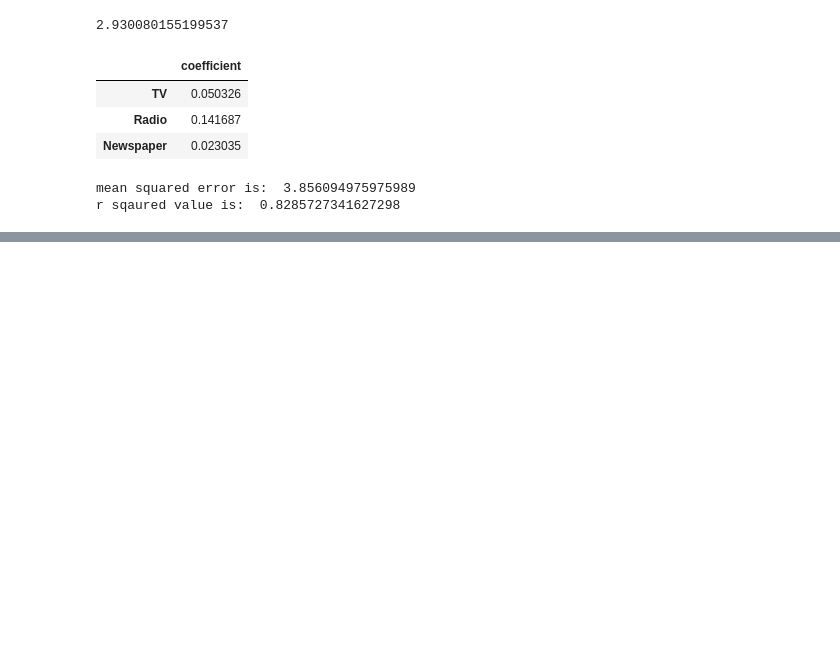
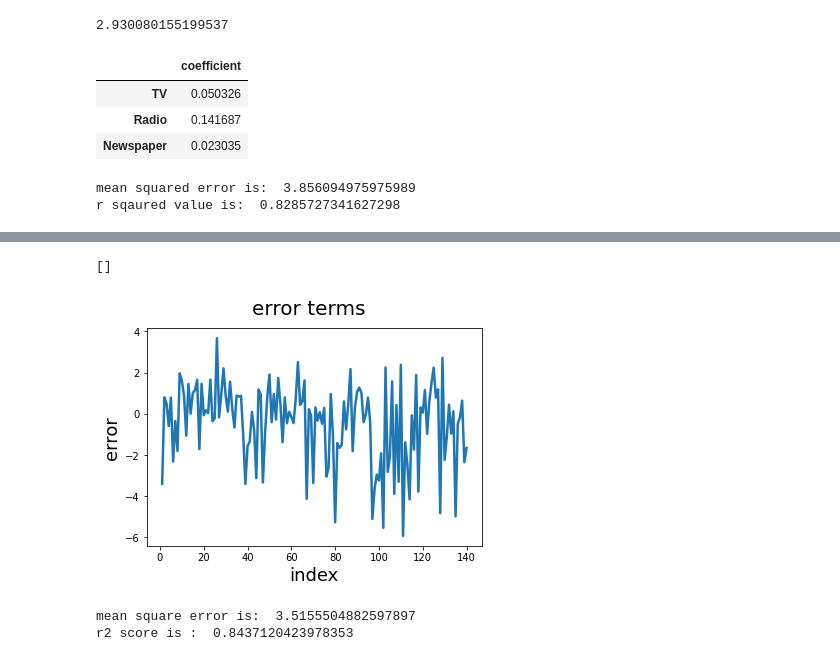
Before and after one commit to sahilb8/ML_Practice, a Jupyter notebook: LinearRegression/MultipleLR.ipynb, the cells around one changed output, grey strips where cells are left out. Cells and saved outputs as stored; diff of their text form; code cells hidden in the pictures; blank space fills up the shorter version.

```diff
--- a/LinearRegression/MultipleLR.ipynb
+++ b/LinearRegression/MultipleLR.ipynb
@@ -151,0 +210,12 @@ ModuleNotFoundError: No module named 'numpy.lib.recfunctions'
+# %%
+#error terms
+fig = plt.figure()
+c = [i for i in range(1,141)]
+plt.plot(c,y_test-y_pred,linewidth=2.5,linestyle='-')
+fig.suptitle('error terms', fontsize=20)
+plt.xlabel('index', fontsize=18)
+plt.ylabel('error',fontsize=18)
+plt.plot()
+# %% [output]
+[]
+[figure, added]
@@ -151,0 +226,6 @@ ModuleNotFoundError: No module named 'numpy.lib.recfunctions'
+# %%
+print('mean square error is: ',mse)
+print('r2 score is : ',r_squared)
+# %% [output]
+mean square error is:  3.5155504882597897
+r2 score is :  0.8437120423978353
```
Also changed, not shown: parts of 13 cells of this notebook, 2 other files.
